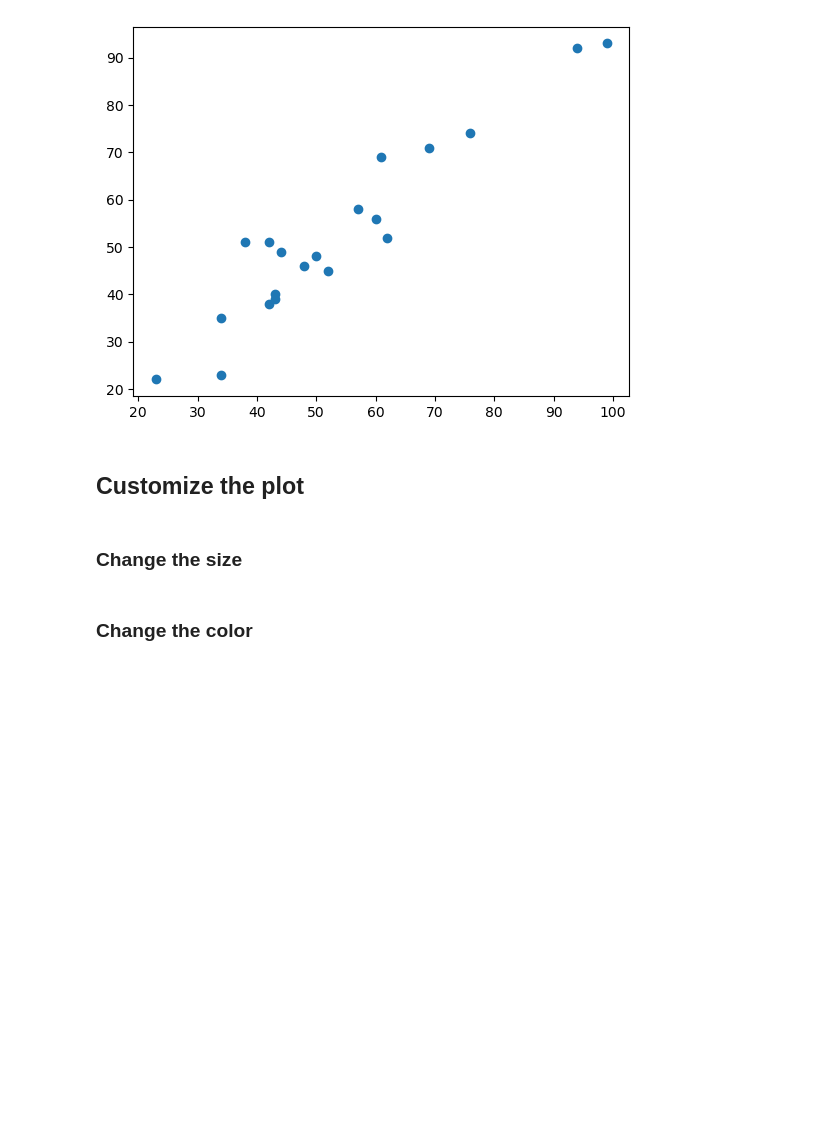
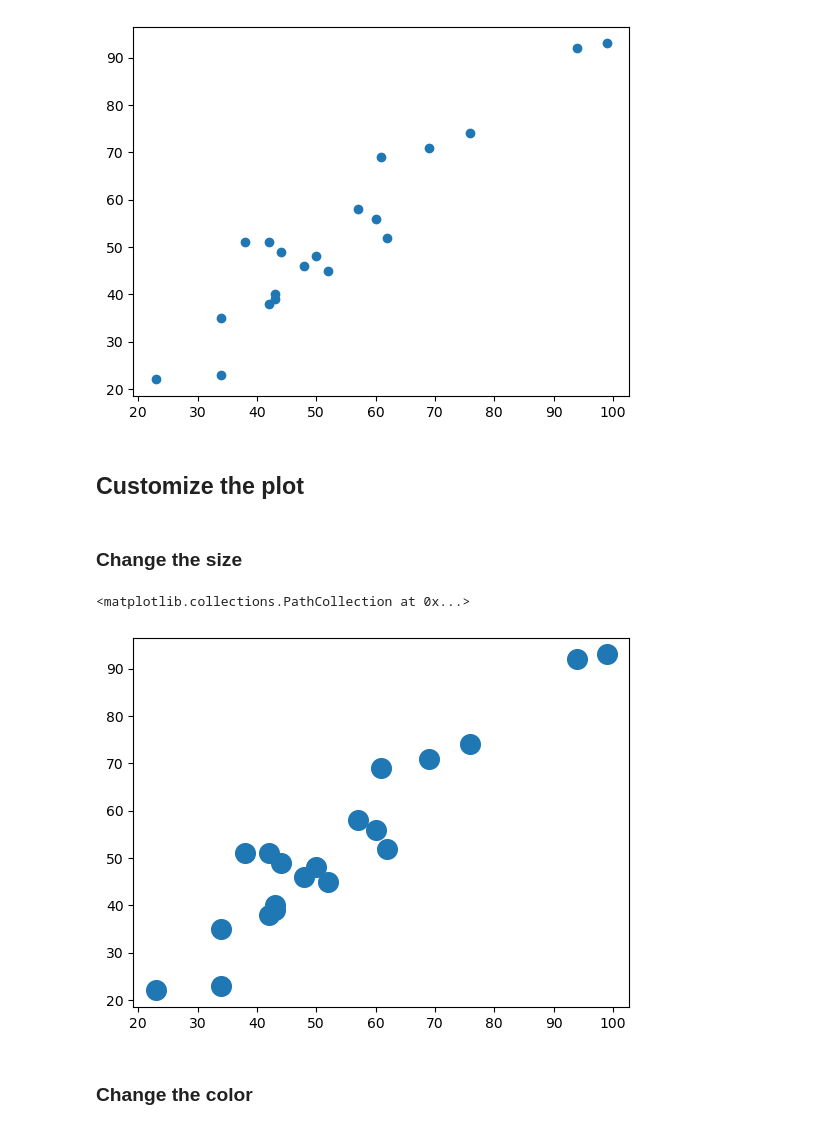
Before and after one commit to Lau-re/course-resolving-python-data-analysis-visualization, a Jupyter notebook: 01_Getting Started with Data Visualization/02_Data Visualizations with Excel Data Tables/02A_Excel.ipynb, the cells around one changed output. Drawn from its saved outputs; the diff is of its cells as text; code cells hidden in the pictures; blank space fills up the shorter version.

```diff
--- a/01_Getting Started with Data Visualization/02_Data Visualizations with Excel Data Tables/02A_Excel.ipynb
+++ b/01_Getting Started with Data Visualization/02_Data Visualizations with Excel Data Tables/02A_Excel.ipynb
@@ -81,5 +81,10 @@ plt.scatter(x=df_premier.goals, y=df_premier.points)
 ## Customize the plot
 # %% [markdown]
 ### Change the size
+# %%
+plt.scatter(x=df_premier.goals, y=df_premier.points, s=200)
+# %% [output]
+<matplotlib.collections.PathCollection at 0x...>
+[figure, added]
 # %% [markdown]
 ### Change the color
```
Also changed, not shown: parts of 4 cells of this notebook, 12 other files.
